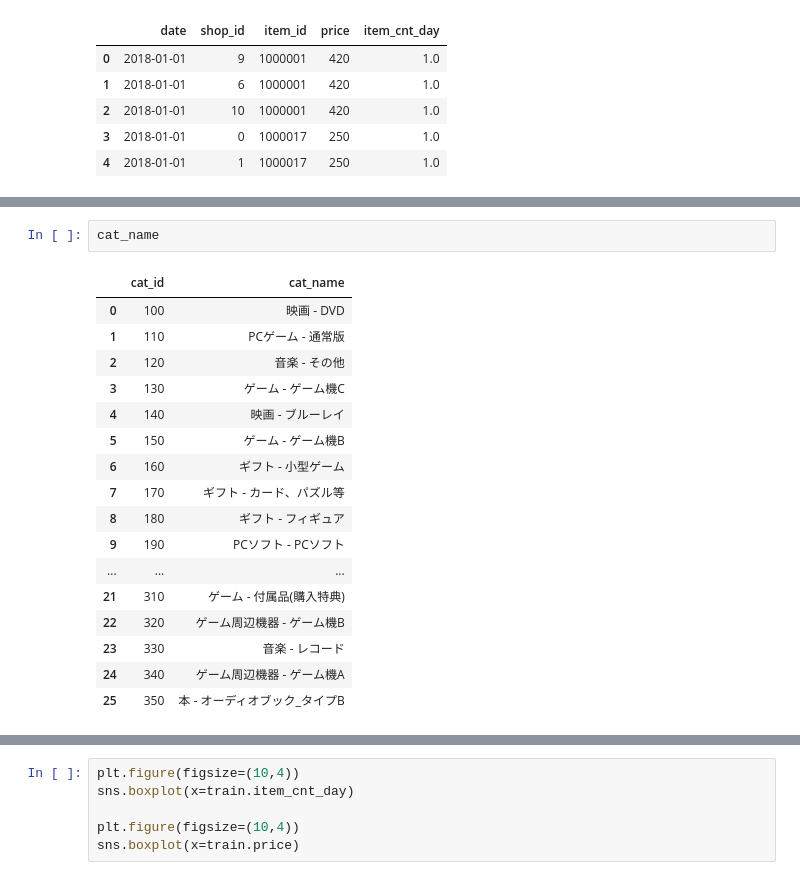
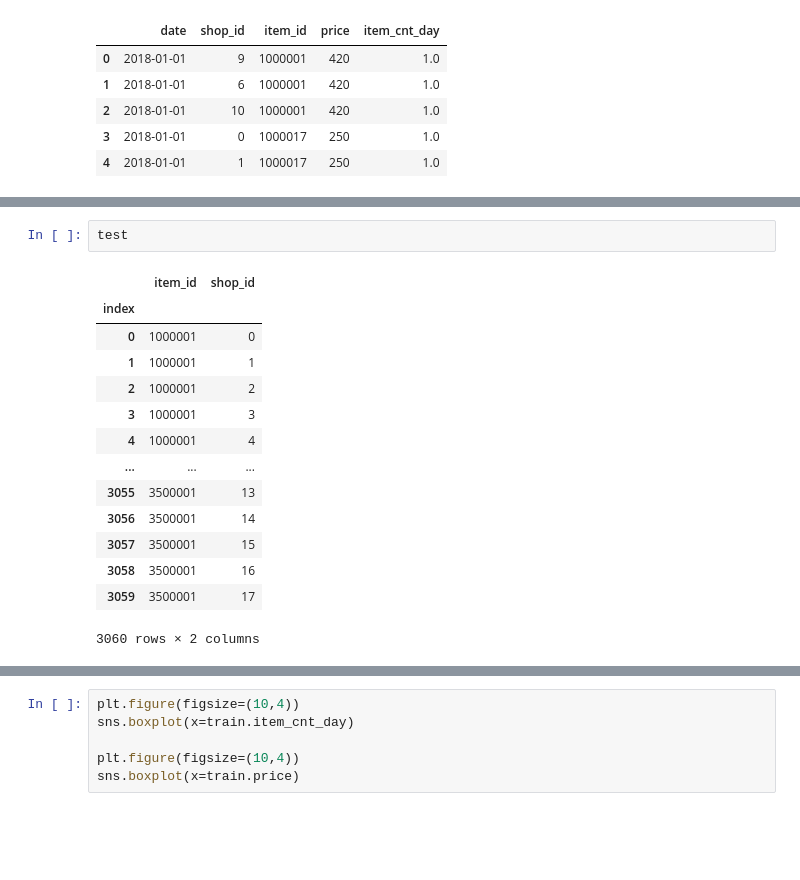
Before and after one commit to ducksfrogs/AIQuest, a Jupyter notebook: jup/pbl01_second-Copy1.ipynb, the cells around one changed output, grey strips where cells are left out. Drawn from its saved outputs; the diff is of its cells as text; blank space fills up the shorter version.

```diff
--- a/jup/pbl01_second-Copy1.ipynb
+++ b/jup/pbl01_second-Copy1.ipynb
@@ -44,20 +35,17 @@ item_cat.head()
-# %%
-cat_name
-# %% [output]
-|  | cat_id | cat_name |
-| 0 | 100 | 映画 - DVD |
-| 1 | 110 | PCゲーム - 通常版 |
-| 2 | 120 | 音楽 - その他 |
-| 3 | 130 | ゲーム - ゲーム機C |
-| 4 | 140 | 映画 - ブルーレイ |
-| 5 | 150 | ゲーム - ゲーム機B |
-| 6 | 160 | ギフト - 小型ゲーム |
-| 7 | 170 | ギフト - カード、パズル等 |
-| 8 | 180 | ギフト - フィギュア |
-| 9 | 190 | PCソフト - PCソフト |
-| ... | ... | ... |
-| 21 | 310 | ゲーム - 付属品(購入特典) |
-| 22 | 320 | ゲーム周辺機器 - ゲーム機B |
-| 23 | 330 | 音楽 - レコード |
-| 24 | 340 | ゲーム周辺機器 - ゲーム機A |
-| 25 | 350 | 本 - オーディオブック_タイプB |
+# %%
+test
+# %% [output]
+|  | item_id | shop_id |
+| index |  |  |
+| 0 | 1000001 | 0 |
+| 1 | 1000001 | 1 |
+| 2 | 1000001 | 2 |
+| 3 | 1000001 | 3 |
+| 4 | 1000001 | 4 |
+| ... | ... | ... |
+| 3055 | 3500001 | 13 |
+| 3056 | 3500001 | 14 |
+| 3057 | 3500001 | 15 |
+| 3058 | 3500001 | 16 |
+| 3059 | 3500001 | 17 |
+3060 rows × 2 columns
```
Also changed, not shown: parts of 22 cells of this notebook, 2 other files.
